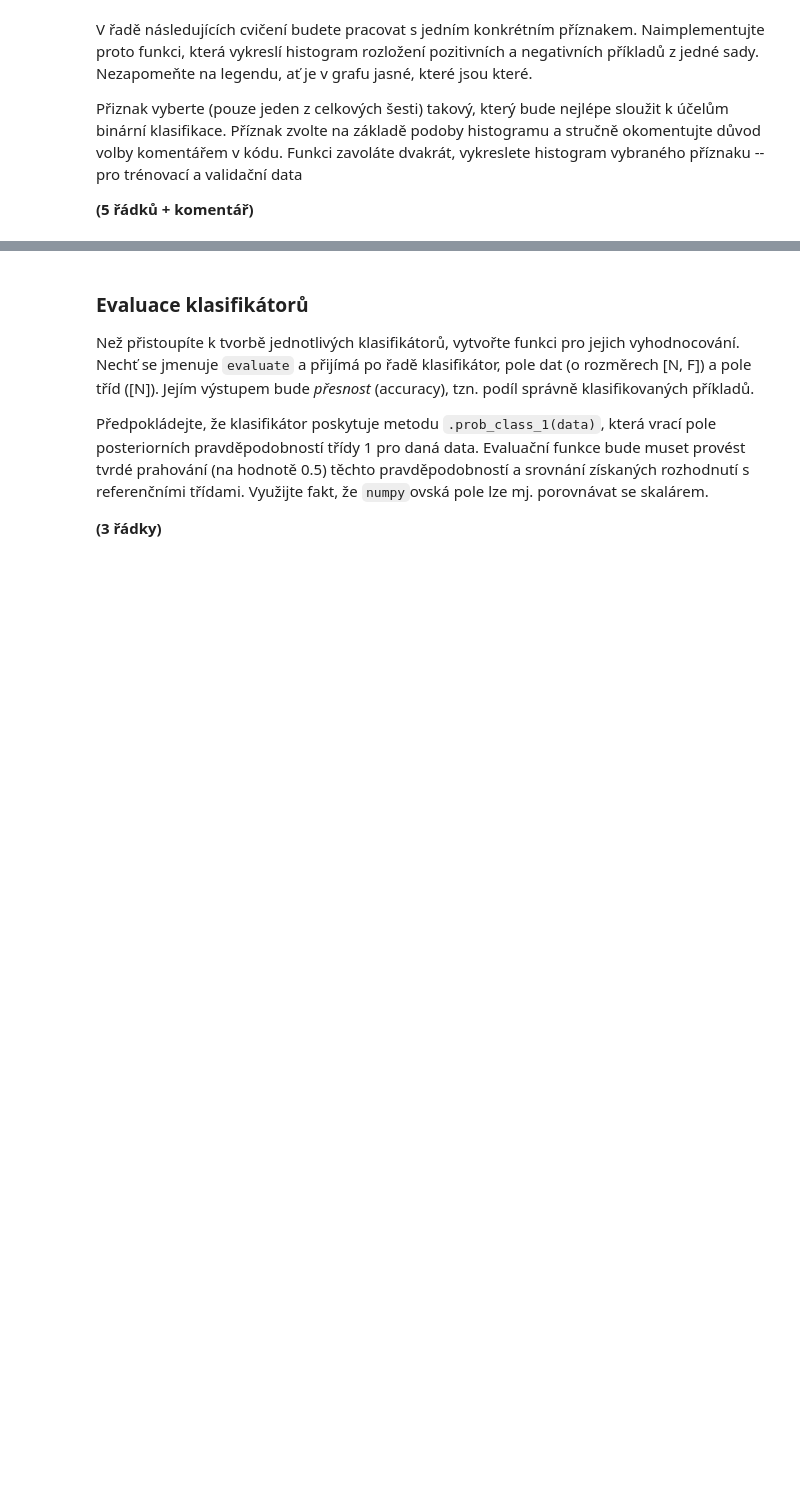
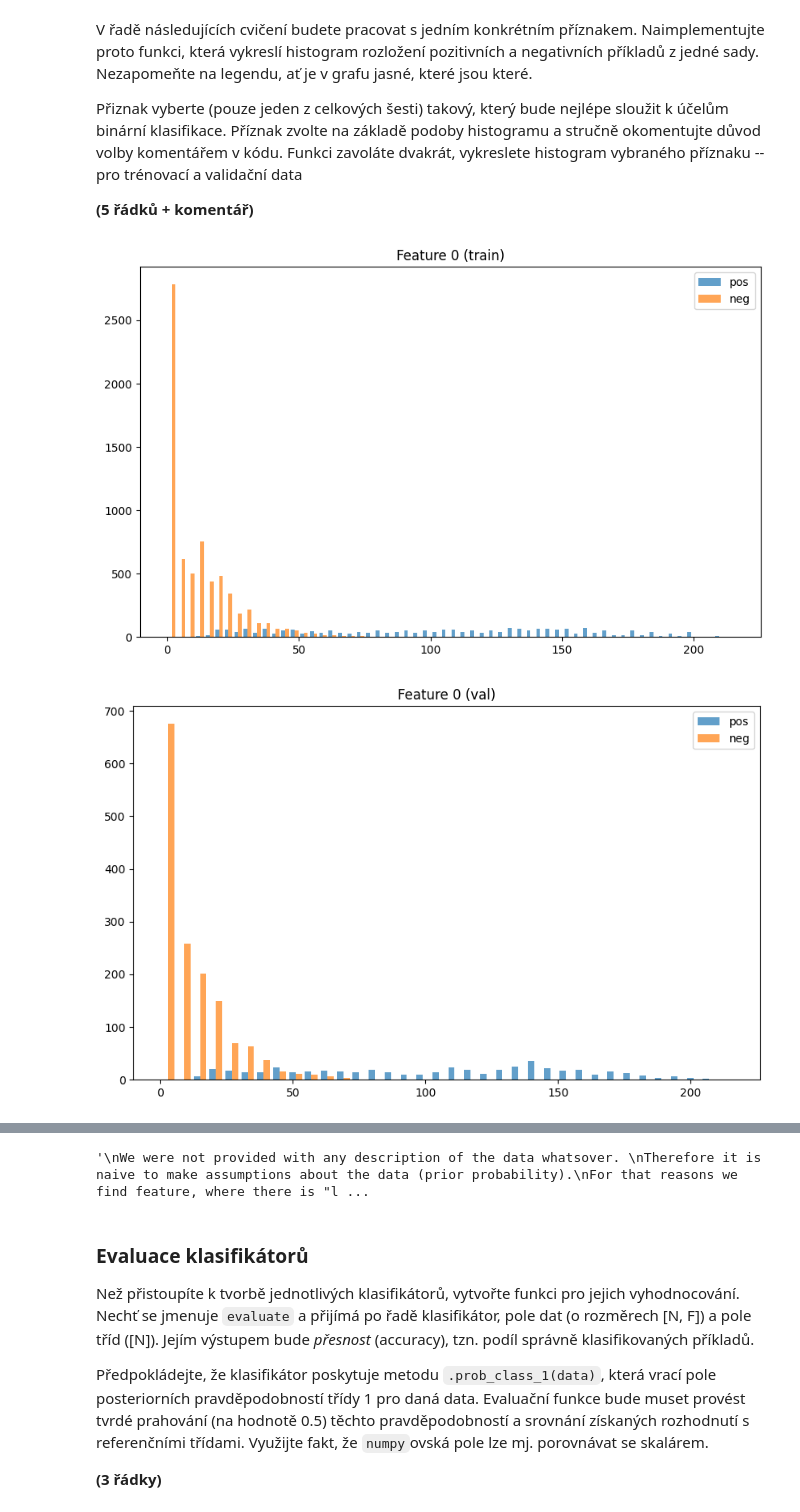
Before and after one commit to Marek324/butfit-sui, a Jupyter notebook: zadani.ipynb, the cells around one changed output, grey strips where cells are left out. Saved outputs shown, nothing was run; the diff lists cells and outputs as text; code cells hidden in the pictures; blank space fills up the shorter version.

```diff
--- a/zadani.ipynb
+++ b/zadani.ipynb
@@ -32,7 +31,12 @@ Načtěte trénovací (`{positives,negatives}.trn`), validační (`{positives,ne
 **(6 řádků)**
 # %%
 class BinaryDataset:
-    pass
+    def __init__(self, positive : str, negative : str):
+        self.pos = np.loadtxt(positive)
+        self.neg = np.loadtxt(negative)
+        self.xs = np.concatenate((self.pos, self.neg), axis=0)
+        self.targets = np.concatenate((np.ones(len(self.pos)), np.zeros(len(self.neg))))
+
 
 train_dataset = BinaryDataset('positives.trn', 'negatives.trn')
 val_dataset = BinaryDataset('positives.val', 'negatives.val')
@@ -40,5 +44,6 @@ test_dataset = BinaryDataset('positives.tst', 'negatives.tst')
 
 print('positives', train_dataset.pos.shape)
 print('negatives', train_dataset.neg.shape)
+
 print('xs', train_dataset.xs.shape)
 print('targets', train_dataset.targets.shape)
@@ -48,11 +58,32 @@ V řadě následujících cvičení budete pracovat s jedním konkrétním pří
 Přiznak vyberte (pouze jeden z celkových šesti) takový, který bude nejlépe sloužit k účelům binární klasifikace. Příznak zvolte na základě podoby histogramu a stručně okomentujte důvod volby komentářem v kódu. Funkci zavoláte dvakrát, vykreslete histogram vybraného příznaku -- pro trénovací a validační data
 
 **(5 řádků + komentář)**
-# %%
-FOI = None  # Feature Of Interest
-
-def plot_data(poss, negs):
-    pass
-
-plot_data(train_dataset.pos[:, FOI], train_dataset.neg[:, FOI])
-plot_data(val_dataset.pos[:, FOI], val_dataset.neg[:, FOI])
+# %%
+FOI = 1  # Feature Of Interest
+
+def plot_data(poss, negs, label):
+    plt.figure(figsize=(10,6))
+    plt.hist([poss, negs], bins='auto', alpha=0.7, label=['pos','neg'])
+    plt.title(f'Feature {label}')
+    plt.legend()
+    plt.show()
+
+features = [0,1,2,3,4,5]
+for i in features:
+    plot_data(train_dataset.pos[:, i], train_dataset.neg[:, i], f"{i} (train)")
+    plot_data(val_dataset.pos[:, i], val_dataset.neg[:, i], f"{i} (val)")
+
+"""
+We were not provided with any description of the data whatsover.
+Therefore it is naive to make assumptions about the data (prior probability).
+For that reasons we find feature, where there is "least overlap", in the certain bins.
+This could also be calculated, however choosing purely based on visuals, we choose the [1] feature, the data looks separable by 1d gaussians
+
+
+Note: In "real" enviroment we always have to consider
+how was your data sampled, if we do care about accuracy, false-positives, false-negatives etc.
+So in my opinion there is no correct answer given we know nothing about the data itself, and our main objective
+"""
+# %% [output]
+[figure, added]
+[figure, added]
@@ -59,3 +100,4 @@ plot_data(val_dataset.pos[:, FOI], val_dataset.neg[:, FOI])
+'\nWe were not provided with any description of the data whatsover. \nTherefore it is naive to make assumptions about the data (prior probability).\nFor that reasons we find feature, where there is "l ...
 # %% [markdown]
 ### Evaluace klasifikátorů
 Než přistoupíte k tvorbě jednotlivých klasifikátorů, vytvořte funkci pro jejich vyhodnocování.
```
Also changed, not shown: parts of 21 cells of this notebook, 4 other files.
